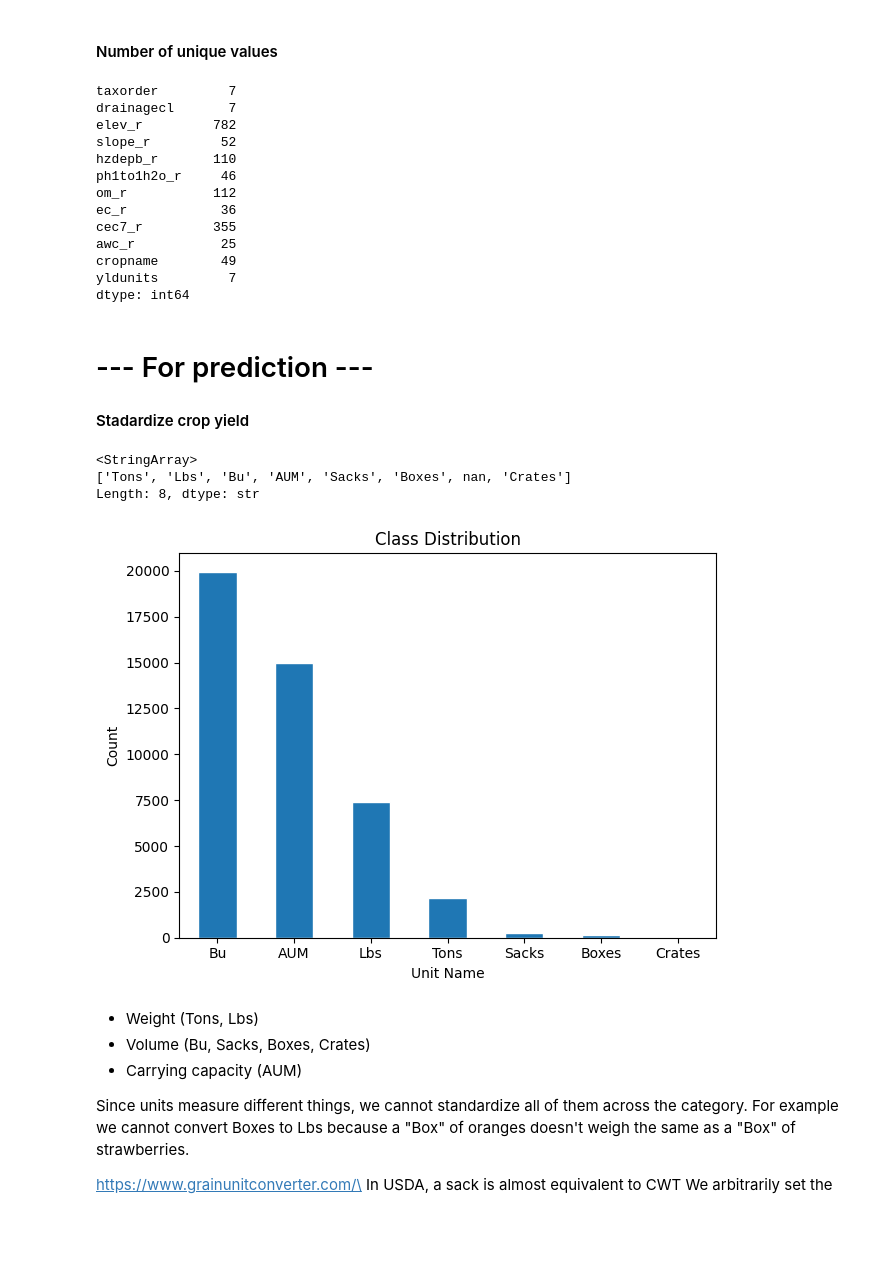
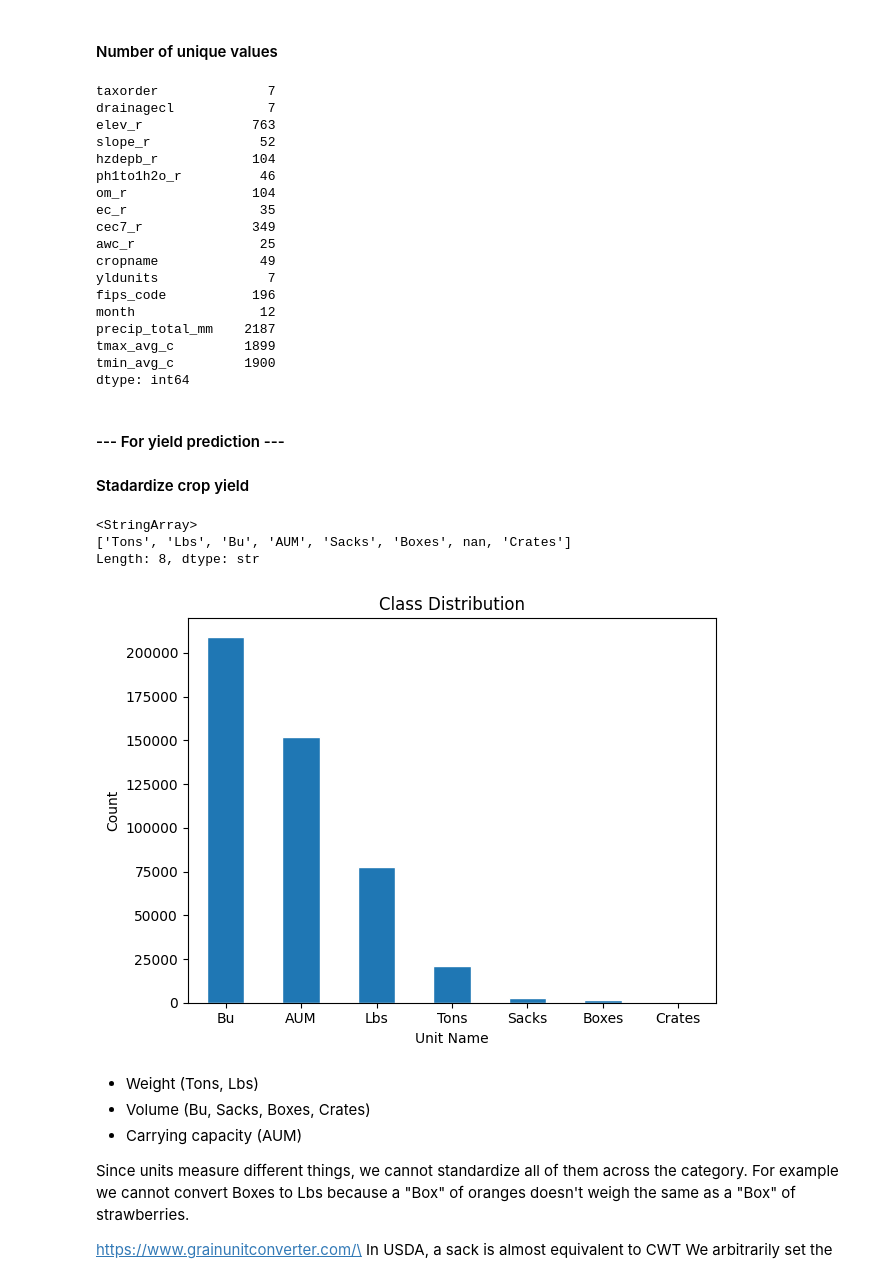
Before and after one commit to patrusgrg/Math4650_SP_2026_FP1_G3_GURUNG, a Jupyter notebook: notebooks/main.ipynb, the cells around one changed output. Drawn from its saved outputs; the diff is of its cells as text; code cells hidden in the pictures; blank space fills up the shorter version.

```diff
--- a/notebooks/main.ipynb
+++ b/notebooks/main.ipynb
@@ -48 +78,3 @@ Index(['areasymbol', 'musym', 'muname', 'compname', 'saverest', 'taxorder',
       dtype='str')
+# %%
+df['areasymbol'] = df['areasymbol'].str.replace("TX", "", regex=False).astype(int)
@@ -79,7 +116,7 @@ Index(['areasymbol', 'musym', 'muname', 'compname', 'saverest', 'taxorder',
 
 https://docs.google.com/document/d/1hZgvWIYF03py2quTsW1hpOCYE-pO2eVkZ7HLiCrpQ7E/edit?tab=t.0
 # %%
-df_soil = df_soil.drop(
+df = df.drop(
     ['areasymbol',
     'musym',
     'muname',
@@ -90,5 +127,5 @@ df_soil = df_soil.drop(
     axis=1
     )
 # %%
-df_soil = df_soil.drop('compname', axis=1)
+df = df.drop('compname', axis=1)
 # %%
@@ -152,9 +195,9 @@ yldunits       4147
 dtype: int64
 # %%
 # Drop null values in cropname (target variable)
-df_soil = df_soil.dropna(subset=['cropname'])
+df = df.dropna(subset=['cropname'])
 
 # Count missing values
-print(df_soil.isnull().sum())
-print(df_soil.shape)
+print(df.isnull().sum())
+print(df.shape)
 # %% [output]
@@ -176,23 +224,28 @@ dtype: int64
 #### Number of unique values
 # %%
 # Number of unique values
-df_soil.nunique()
+df.nunique()
 # %% [output]
-taxorder         7
-drainagecl       7
-elev_r         782
-slope_r         52
-hzdepb_r       110
-ph1to1h2o_r     46
-om_r           112
-ec_r            36
-cec7_r         355
-awc_r           25
-cropname        49
-yldunits         7
+taxorder              7
+drainagecl            7
+elev_r              763
+slope_r              52
+hzdepb_r            104
+ph1to1h2o_r          46
+om_r                104
+ec_r                 35
+cec7_r              349
+awc_r                25
+cropname             49
+yldunits              7
+fips_code           196
+month                12
+precip_total_mm    2187
+tmax_avg_c         1899
+tmin_avg_c         1900
 dtype: int64
 # %% [markdown]
-# --- For prediction ---
+#### --- For yield prediction ---
 
 #### Stadardize crop yield
 # %%
@@ -202,22 +255,22 @@ df_soil['yldunits'].unique()
 ['Tons', 'Lbs', 'Bu', 'AUM', 'Sacks', 'Boxes', nan, 'Crates']
 Length: 8, dtype: str
 # %%
-df_soil['yldunits'].value_counts().plot(
+df['yldunits'].value_counts().plot(
     kind='bar',
     edgecolor='white',
     width=0.5
 )
 
 plt.xticks(rotation=0)
 plt.title('Class Distribution', fontsize=12)
 plt.xlabel('Unit Name')
 plt.ylabel('Count')
 
 
 plt.tight_layout()
 plt.show()
 # %% [output]
-[figure, old version]
+[figure, new version]
 # %% [markdown]
 * Weight (Tons, Lbs)
 * Volume (Bu, Sacks, Boxes, Crates)
```
Also changed, not shown: parts of 30 cells of this notebook, 7 other files.
